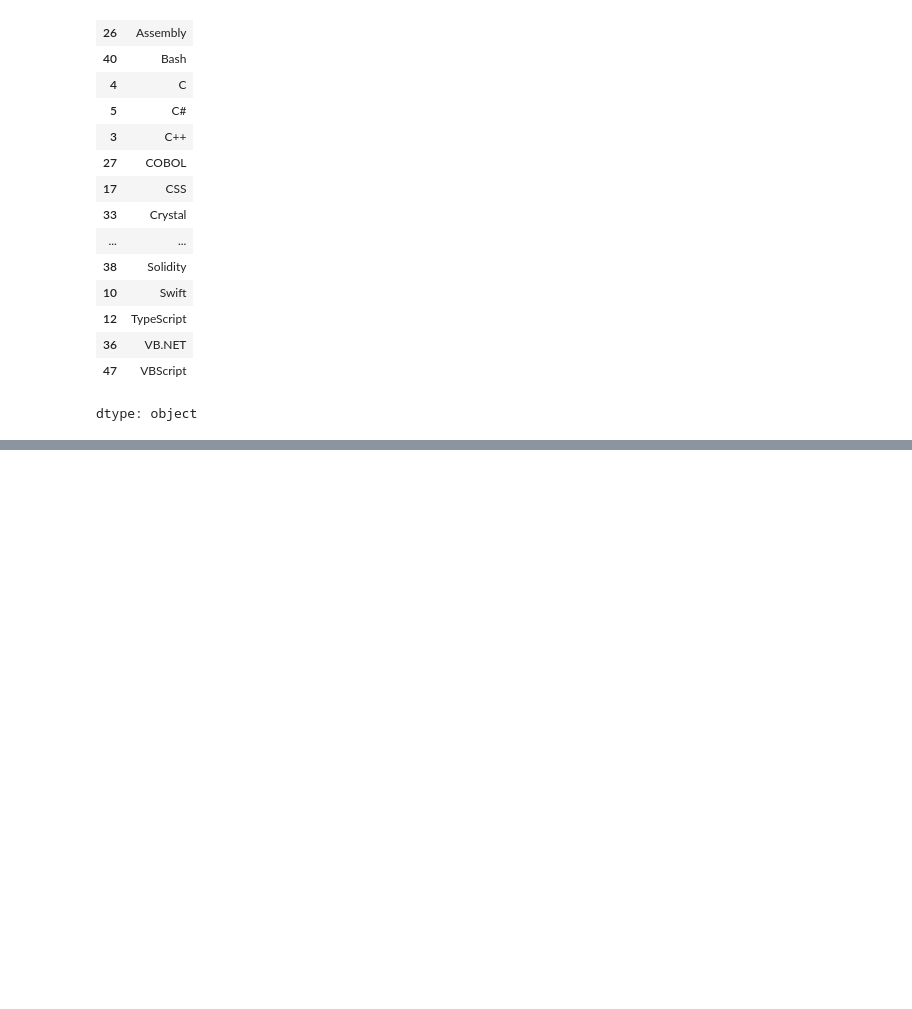
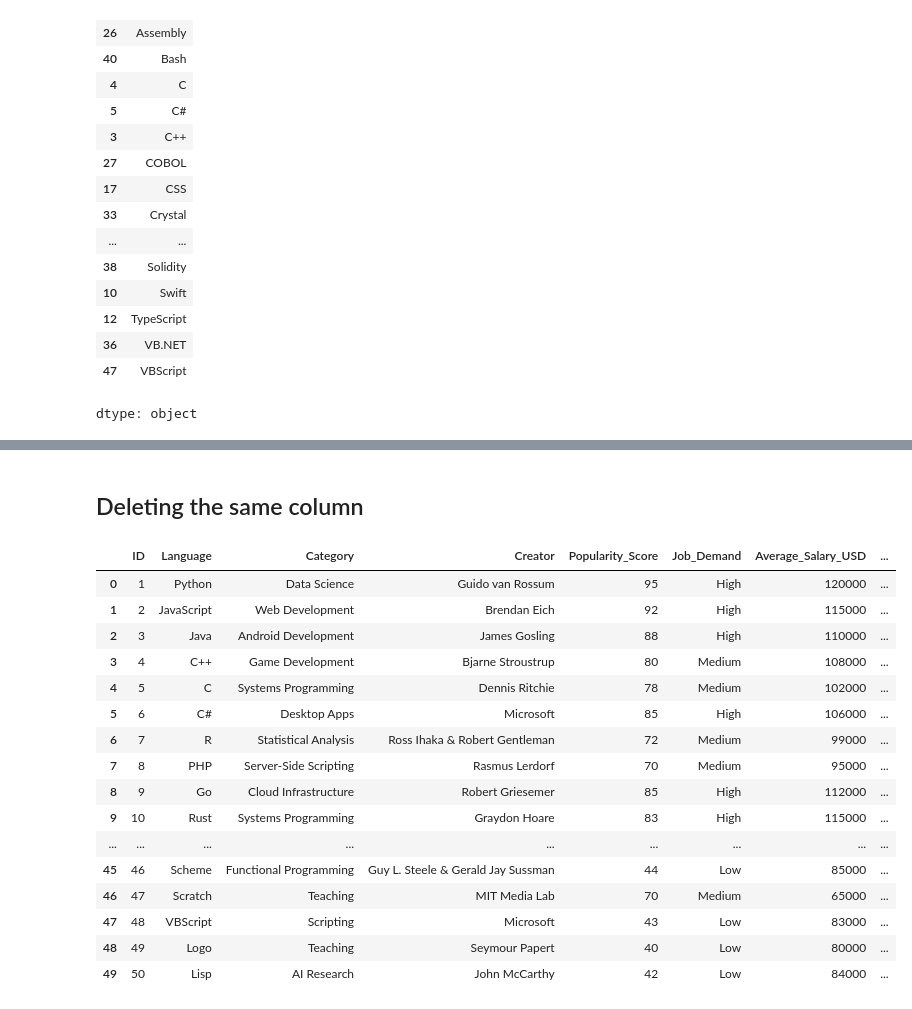
Before and after one commit to Neeschal1/Pandas, a Jupyter notebook: CSV's.ipynb, the cells around one changed output, grey strips where cells are left out. Cells and saved outputs as stored; diff of their text form; code cells hidden in the pictures; blank space fills up the shorter version.

```diff
--- a/CSV's.ipynb
+++ b/CSV's.ipynb
@@ -308,0 +311,3 @@ dtype: object
+# %%
+df["Tax"] = df["Average_Salary_USD"] * 0.1
+df
@@ -308,0 +332,23 @@ dtype: object
+# %% [markdown]
+## Deleting the same column
+# %%
+df.drop("First_Appeared", axis = 1, inplace = True)
+df
+# %% [output]
+|  | ID | Language | Category | Creator | Popularity_Score | Job_Demand | Average_Salary_USD | ... |
+| 0 | 1 | Python | Data Science | Guido van Rossum | 95 | High | 120000 | ... |
+| 1 | 2 | JavaScript | Web Development | Brendan Eich | 92 | High | 115000 | ... |
+| 2 | 3 | Java | Android Development | James Gosling | 88 | High | 110000 | ... |
+| 3 | 4 | C++ | Game Development | Bjarne Stroustrup | 80 | Medium | 108000 | ... |
+| 4 | 5 | C | Systems Programming | Dennis Ritchie | 78 | Medium | 102000 | ... |
+| 5 | 6 | C# | Desktop Apps | Microsoft | 85 | High | 106000 | ... |
+| 6 | 7 | R | Statistical Analysis | Ross Ihaka & Robert Gentleman | 72 | Medium | 99000 | ... |
+| 7 | 8 | PHP | Server-Side Scripting | Rasmus Lerdorf | 70 | Medium | 95000 | ... |
+| 8 | 9 | Go | Cloud Infrastructure | Robert Griesemer | 85 | High | 112000 | ... |
+| 9 | 10 | Rust | Systems Programming | Graydon Hoare | 83 | High | 115000 | ... |
+| ... | ... | ... | ... | ... | ... | ... | ... | ... |
+| 45 | 46 | Scheme | Functional Programming | Guy L. Steele & Gerald Jay Sussman | 44 | Low | 85000 | ... |
+| 46 | 47 | Scratch | Teaching | MIT Media Lab | 70 | Medium | 65000 | ... |
+| 47 | 48 | VBScript | Scripting | Microsoft | 43 | Low | 83000 | ... |
+| 48 | 49 | Logo | Teaching | Seymour Papert | 40 | Low | 80000 | ... |
+| 49 | 50 | Lisp | AI Research | John McCarthy | 42 | Low | 84000 | ... |
```
Also changed, not shown: parts of 2 cells of this notebook.
